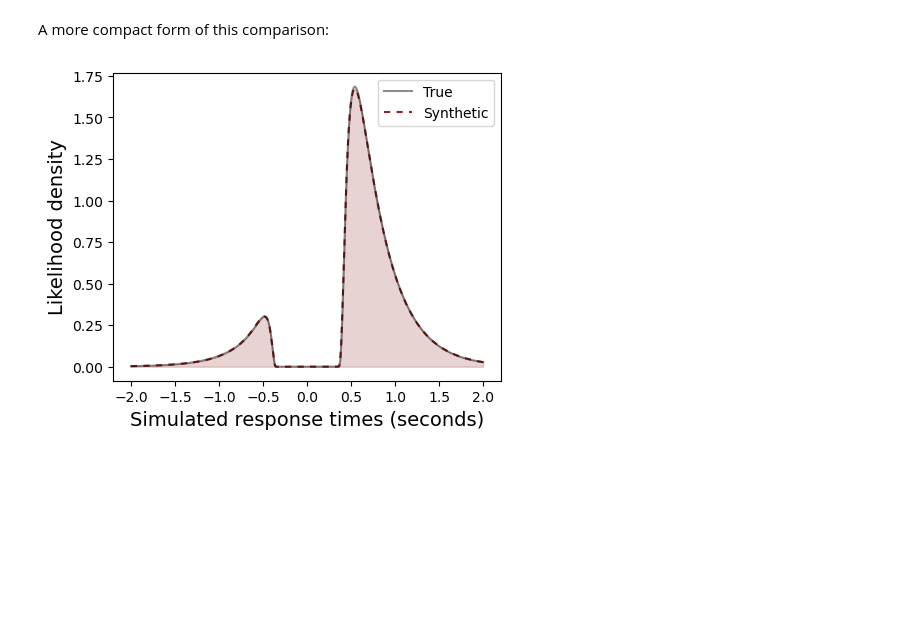
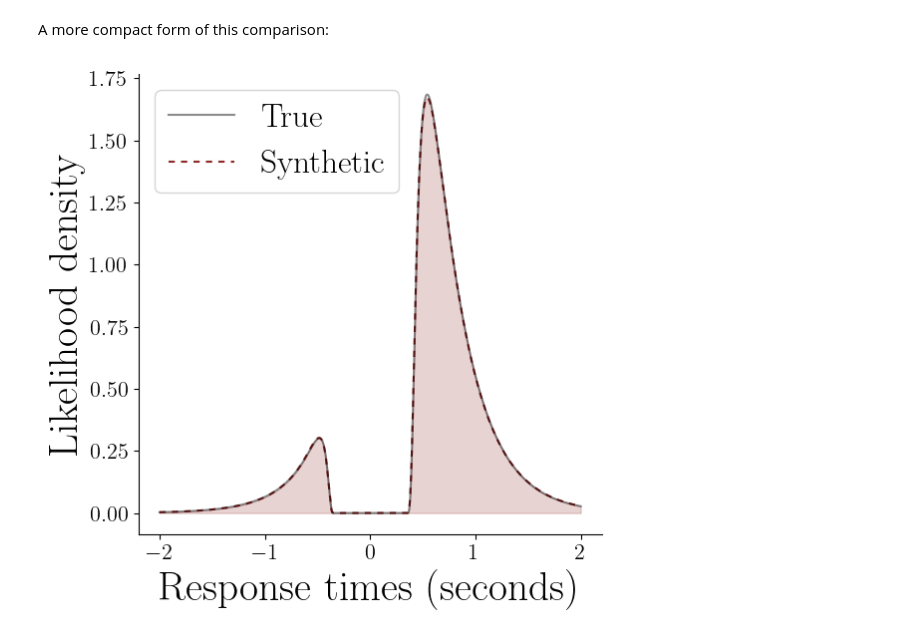
Before and after one commit to bayesflow-org/JANA-Paper, a Jupyter notebook: experiments/diffusion_model/01_joint.ipynb, the cells around one changed output. Drawn from its saved outputs; the diff is of its cells as text; code cells hidden in the pictures; blank space fills up the shorter version.

Commit message:
diffusion_model: Adjusted plots for matching label sizes

```diff
--- a/experiments/diffusion_model/01_joint.ipynb
+++ b/experiments/diffusion_model/01_joint.ipynb
@@ -182,19 +200,6 @@ f = plot_losses(trainer_likelihood.loss_history.get_plottable())
 ## Validation: Checking the calibration of the networks
 # %% [markdown]
 We first load a validation data set, simulated using the same simulator and priors as the training data for the posterior network. For validation and later comparison to Stan, from now on the dummy variable will always be set to 0. For the log-likelihoods, this results in a constant shift of $\log \mathcal N (0|0,1)\approx -0.919$. In the following, we will work with a trial number of 100, but other trial numbers in the trained range could be used as well.
-# %%
-from bayesflow.computational_utilities import simultaneous_ecdf_bands
-
-plt.rcParams.update({
-    "axes.labelsize" : 24,
-    "xtick.labelsize" : 16,
-    "ytick.labelsize" : 16,
-    "legend.fontsize": 24,
-    "text.usetex": True,
-    "font.family": "serif",
-    #"font.serif": ["times"],
-    'text.latex.preamble' : r'\usepackage{{amsmath}}'
-})
 # %%
 # Number of data sets to use for calibration
 N_CALIB = 1000
@@ -605,0 +596,6 @@ _ = plt.title("Difference between PSIS-LOO and LOO")
+# %%
+plt.rcParams.update({
+   "xtick.labelsize" : 'medium',
+   "ytick.labelsize" : 'medium',
+    "text.usetex": False,
+})
@@ -634,5 +638,13 @@ f = compare_likelihoods_plot(params, max_rt=2)
 # %% [markdown]
 A more compact form of this comparison:
+# %%
+# adjust for better readability
+plt.rcParams.update({
+    "xtick.labelsize" : 16,
+    "ytick.labelsize" : 16,
+    "legend.fontsize": 24,
+    "text.usetex": True
+})
 # %%
 def compare_likelihoods_small_plot(params, max_rt=10, resolution_pdf=1000, resolution_cdf=100,
                                    true_color='#000000', synthetic_color='#8f2727',
@@ -646,20 +658,21 @@ def compare_likelihoods_small_plot(params, max_rt=10, resolution_pdf=1000, resol
 
     lik = ddm_synthetic_pdf(rt_wienr, params)
 
-    fig = plt.figure(figsize=(5,4))
+    fig = plt.figure(figsize=(6,6))
     # plt.title(f"DDM: $v={params[0]:.2f}$, $a={params[1]:.2f}$, $t_0={params[2]:.2f}$, $w={params[3]:.2f}$", fontsize=title_fontsize)
-    plt.xlabel('Simulated response times (seconds)', fontsize=label_fontsize)
+    plt.xlabel('Response times (seconds)', fontsize=label_fontsize)
     plt.ylabel('Likelihood density', fontsize=label_fontsize)
     plt.plot(rt_wienr, np.exp(ll_wienr), label='True', linestyle='-', color=true_color, alpha=0.45, zorder=3)
     plt.plot(rt_wienr, lik, label='Synthetic', linestyle=(0,(3,3)), color=synthetic_color)
     plt.fill_between(rt_wienr, lik, color=synthetic_color, alpha=0.2)
     plt.legend()
+    sns.despine()
     return fig
 # %%
 params = [float(p) for p in prior_samples[0]]
-f = compare_likelihoods_small_plot(params, max_rt=2)
+f = compare_likelihoods_small_plot(params, max_rt=2, label_fontsize=30)
 if save_figs: f.savefig(f'{fig_path}/Likelihood_comparison_01.pdf', dpi=300, bbox_inches = 'tight')
 # %% [output]
-[figure, old version]
+[figure, new version]
 # %%
 params = [float(p) for p in prior_samples[1]]
```
Also changed, not shown: parts of 32 cells of this notebook, 14 other files.
